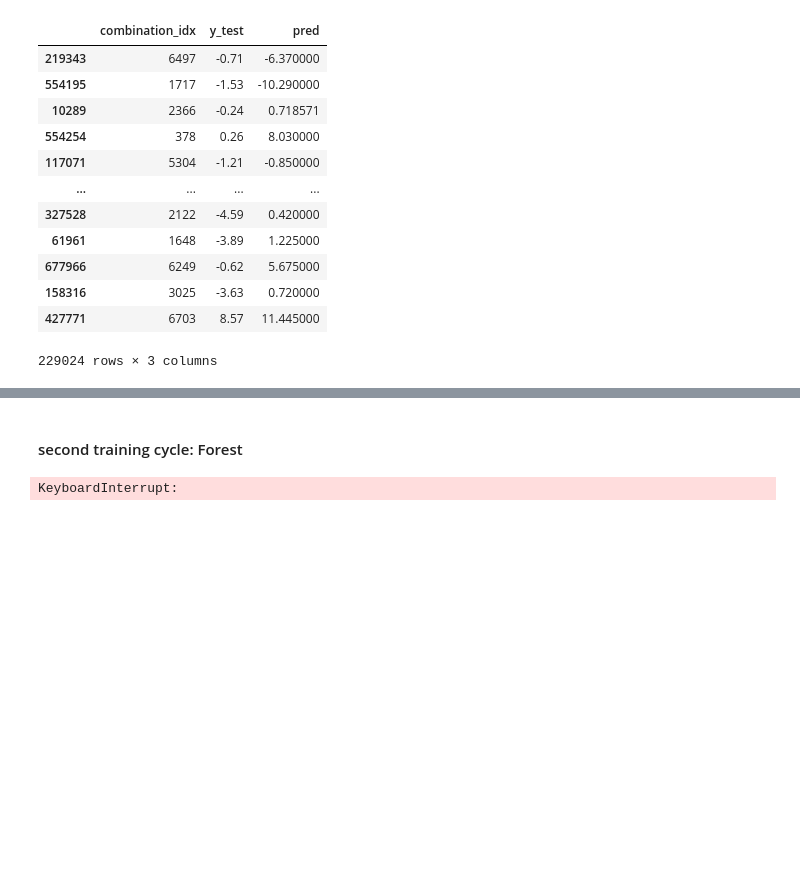
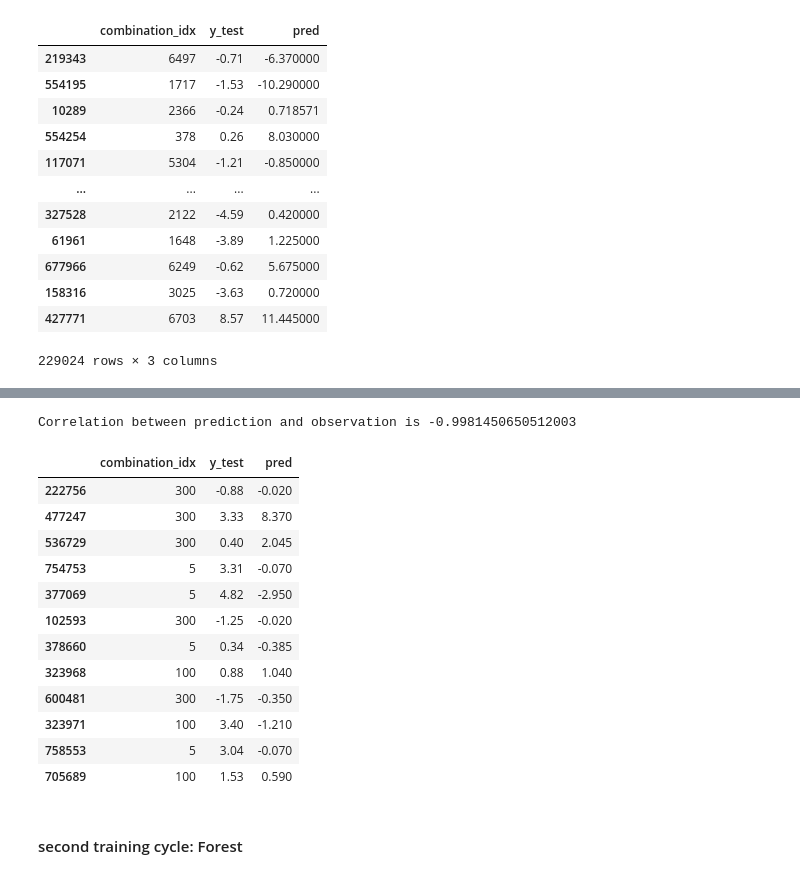
Before and after one commit to stefanhuber1510/marbleProject, a Jupyter notebook: scoring/firstScoringTest.ipynb, the cells around one changed output, grey strips where cells are left out. Saved outputs shown, nothing was run; the diff lists cells and outputs as text; code cells hidden in the pictures; blank space fills up the shorter version.

```diff
--- a/scoring/firstScoringTest.ipynb
+++ b/scoring/firstScoringTest.ipynb
@@ -444,0 +447,39 @@ array([37.68209492])
+# %%
+#testing it on one single combination id
+
+randIdx = [5,300,100]
+weighted_corr=[]
+weights=[]
+
+for i in randIdx:
+
+    n = len(obs.loc[obs['combination_idx'] == i])
+
+    if (np.var(obs["y_test"][obs['combination_idx'] == i]) == 0 and n > 1):
+        weighted_corr.append(0)
+        weights.append(np.sqrt(n-1))
+    elif (n > 1):
+        weighted_corr.append(np.sqrt(n-1) * np.corrcoef(obs.loc[obs['combination_idx'] == i]["y_test"], obs.loc[obs['combination_idx'] == i]["pred"])[0,1])
+        weights.append(np.sqrt(n-1))
+df = pd.DataFrame({"corr":weighted_corr,"weights":weights}).dropna()
+sum(df["corr"])/sum(df["weights"])
+
+corr = np.corrcoef(obs.loc[obs['combination_idx'] == i]["y_test"], obs.loc[obs['combination_idx'] == i]["pred"])
+print(f"Correlation between prediction and observation is {corr[0,1]}")
+
+obs.loc[obs['combination_idx'].isin([5,100,300])]
+# %% [output]
+Correlation between prediction and observation is -0.9981450650512003
+|  | combination_idx | y_test | pred |
+| 222756 | 300 | -0.88 | -0.020 |
+| 477247 | 300 | 3.33 | 8.370 |
+| 536729 | 300 | 0.40 | 2.045 |
+| 754753 | 5 | 3.31 | -0.070 |
+| 377069 | 5 | 4.82 | -2.950 |
+| 102593 | 300 | -1.25 | -0.020 |
+| 378660 | 5 | 0.34 | -0.385 |
+| 323968 | 100 | 0.88 | 1.040 |
+| 600481 | 300 | -1.75 | -0.350 |
+| 323971 | 100 | 3.40 | -1.210 |
+| 758553 | 5 | 3.04 | -0.070 |
+| 705689 | 100 | 1.53 | 0.590 |
@@ -456,10 +512,8 @@ with open('intermediate-pickles/X.pkl', 'rb') as inp:
 
 X_train,x_test,Y_train,y_test = train_test_split(X,Y,test_size=0.3,stratify=Y)
 # %%
-regressor = RandomForestRegressor(max_depth=4, random_state=0)
+regressor = RandomForestRegressor(max_depth=4, random_state=0, n_estimators=100, verbose=True)
 regressor.fit(X_train,Y_train)
 
 predsTrain=regressor.predict(X_train)
 predsTest=regressor.predict(x_test)
-# %% [output]
-KeyboardInterrupt:
```
Also changed, not shown: parts of 32 cells of this notebook, 3 other files.
